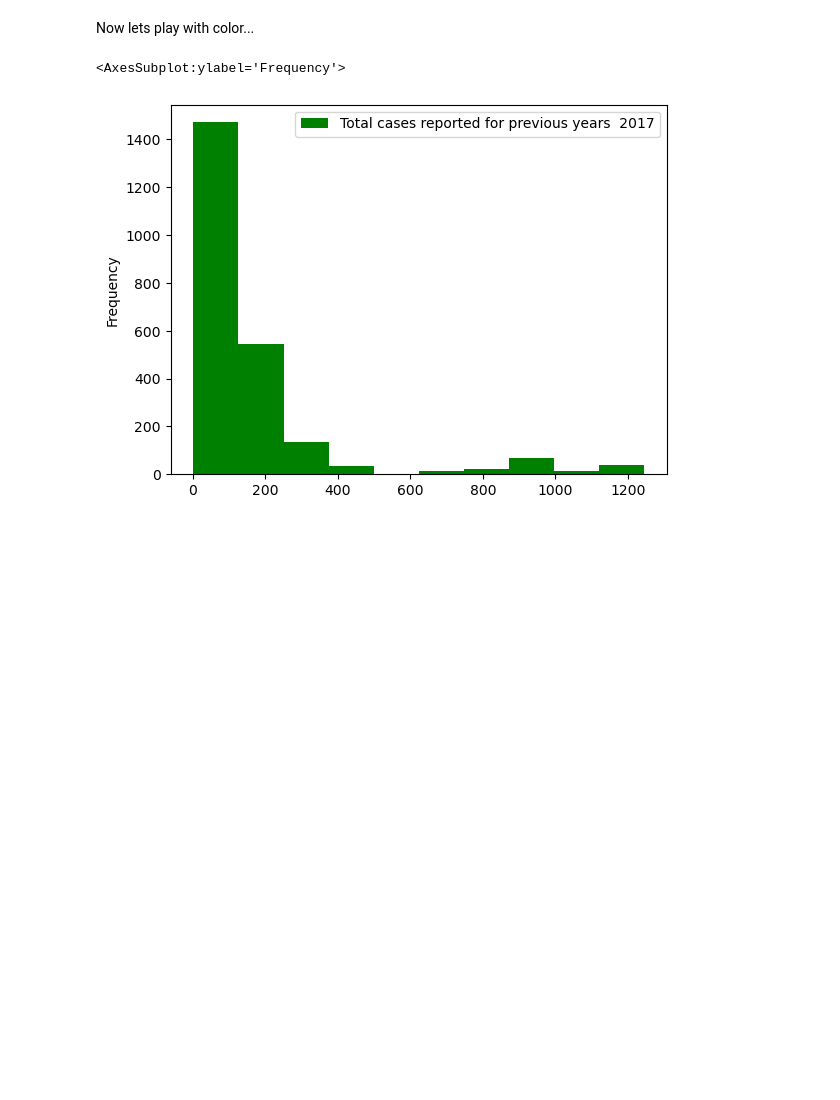
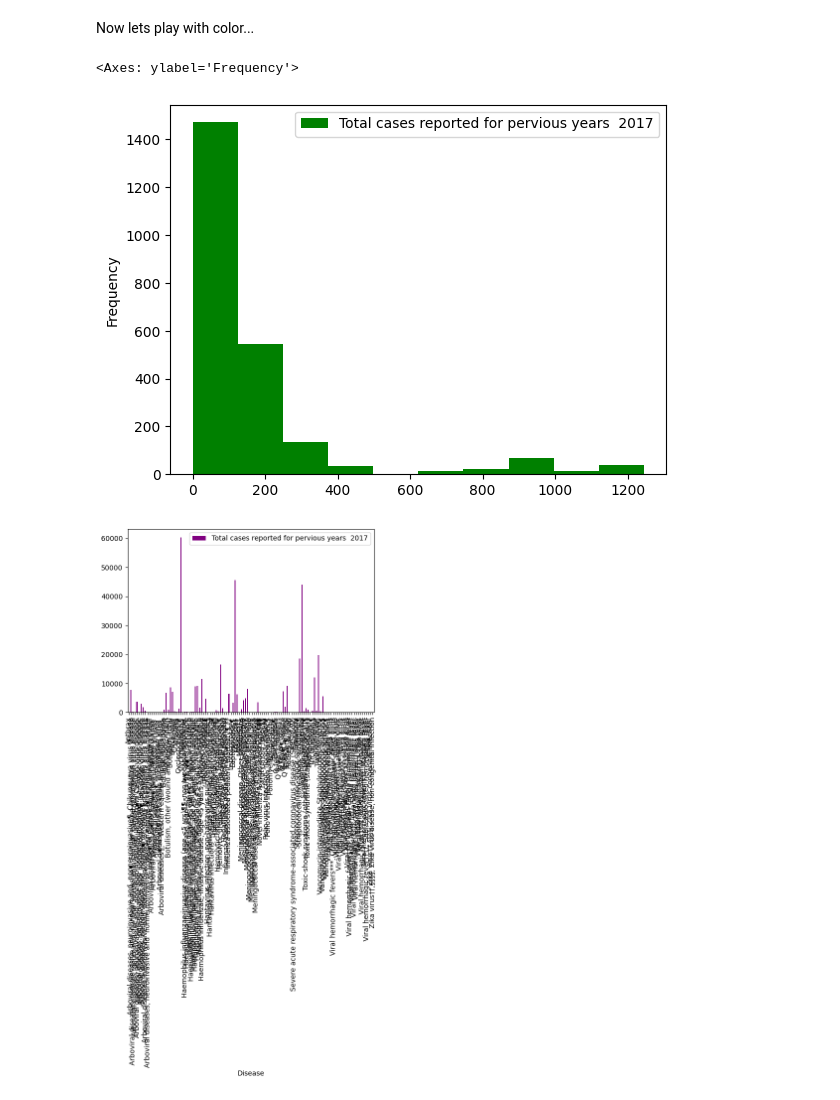
Before and after one commit to januaryeve/Infrequently_reported_diseases, a Jupyter notebook: Diseases_repo.ipynb, the cells around one changed output. Drawn from its saved outputs; the diff is of its cells as text; code cells hidden in the pictures; blank space fills up the shorter version.

```diff
--- a/Diseases_repo.ipynb
+++ b/Diseases_repo.ipynb
@@ -69,7 +34,12 @@ In this case, the histogram is a better representation of the data.
 # %% [markdown]
 Now lets play with color...
 # %%
-data.plot.hist(x= "MMWR week", y="Total cases reported for previous years  2017", color='green')
+df.plot.hist(x= "Disease", y="Total cases reported for pervious years  2017", color='green')
 # %% [output]
-<AxesSubplot:ylabel='Frequency'>
+<Axes: ylabel='Frequency'>
 [figure]
+# %%
+df.groupby(['Disease'], as_index = False).sum().plot(kind = 'bar', x = 'Disease', y = 'Total cases reported for pervious years  2017', color = 'purple')
+plt.show()
+# %% [output]
+[figure, added]
```
Also changed, not shown: parts of 6 cells of this notebook, 1 other file.
